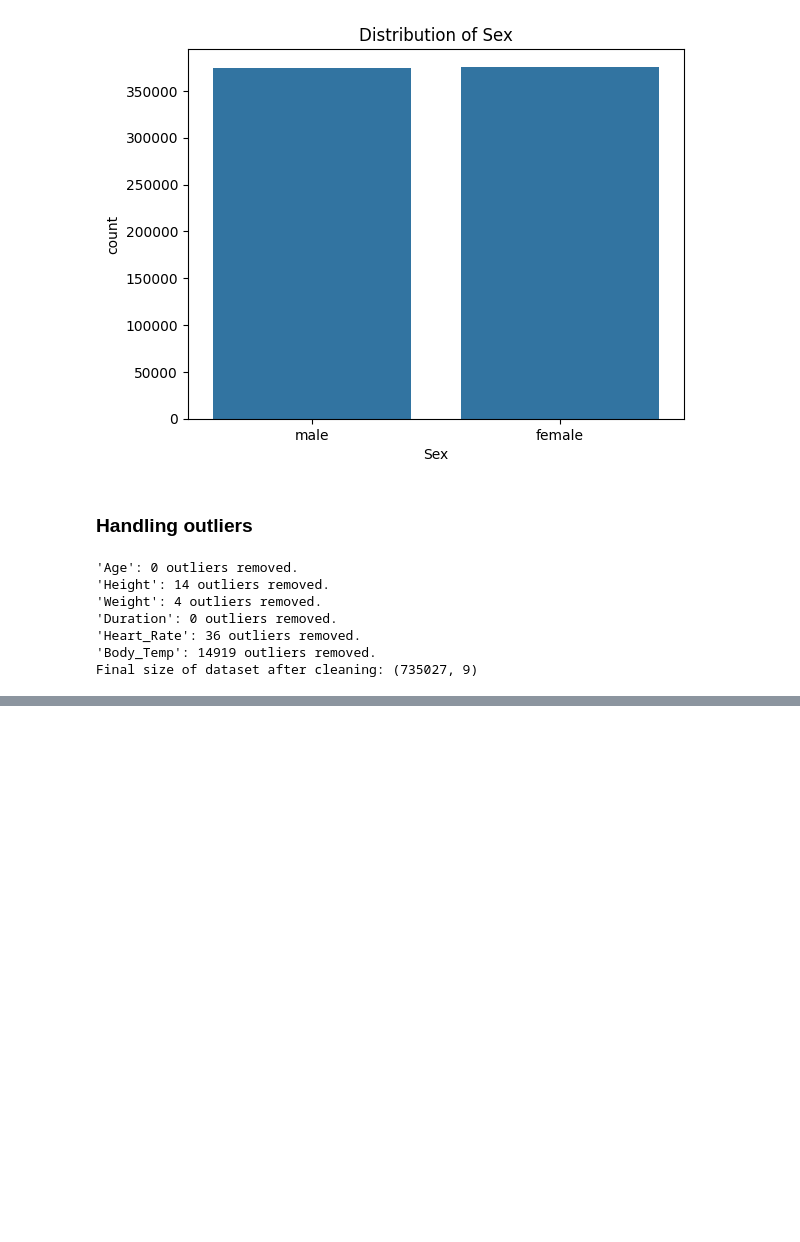
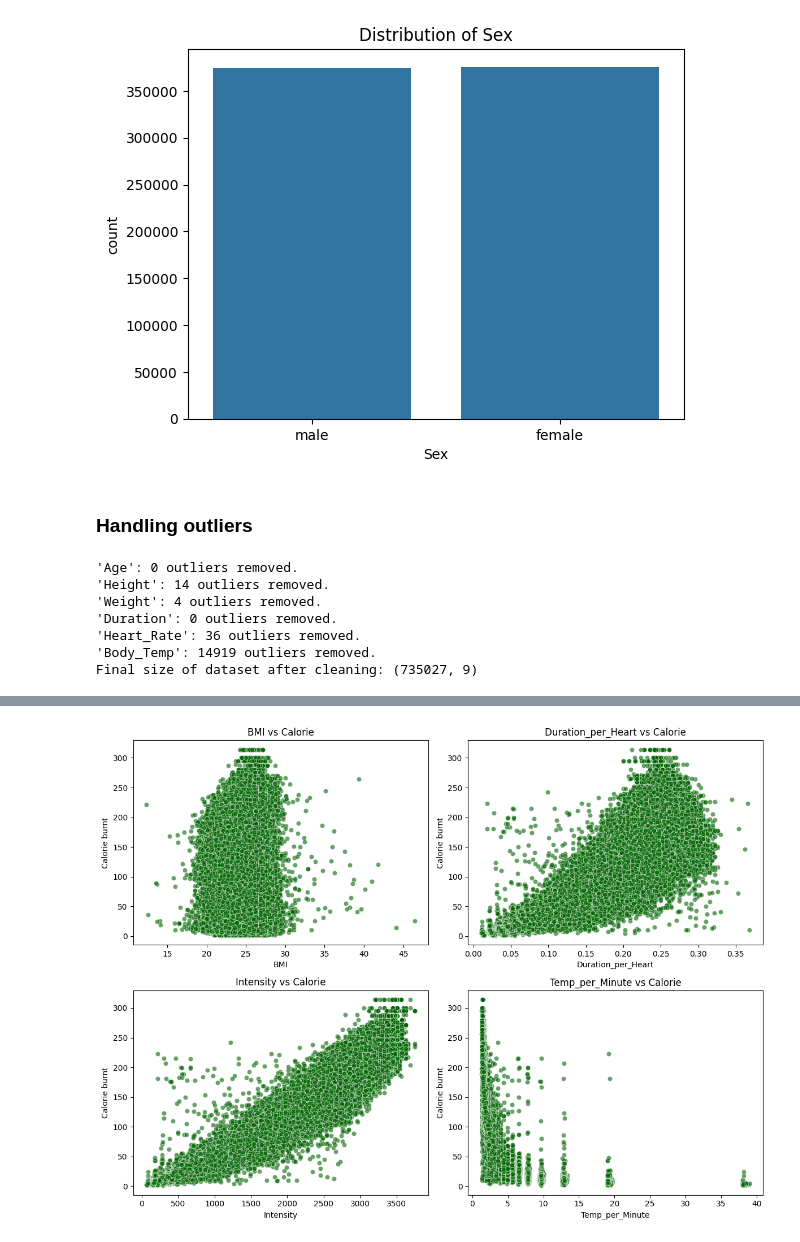
Before and after one commit to duynguyen260406-source/Python-Project, a Jupyter notebook: ml.ipynb, the cells around one changed output, grey strips where cells are left out. Saved outputs shown, nothing was run; the diff lists cells and outputs as text; code cells hidden in the pictures; blank space fills up the shorter version.

Commit message:
feature engineer: add more feature and draw relation between new features

```diff
--- a/ml.ipynb
+++ b/ml.ipynb
@@ -148,0 +153,19 @@ Final size of dataset after cleaning: (735027, 9)
+# %%
+# Body Mass Index (BMI)
+train_clean["BMI"] = train_clean["Weight"] / ((train_clean["Height"] / 100) ** 2)
+test["BMI"] = test["Weight"] / ((test["Height"] / 100) ** 2)
+
+# Duration relative to heart rate (efficiency metric)
+train_clean["Duration_per_Heart"] = train_clean["Duration"] / train_clean["Heart_Rate"]
+test["Duration_per_Heart"] = test["Duration"] / test["Heart_Rate"]
+
+# Exercise intensity (interaction between heart rate and duration)
+train_clean["Intensity"] = train_clean["Heart_Rate"] * train_clean["Duration"]
+test["Intensity"] = test["Heart_Rate"] * test["Duration"]
+
+# Body temperature per minute of exercise
+train_clean["Temp_per_Minute"] = train_clean["Body_Temp"] / train_clean["Duration"]
+test["Temp_per_Minute"] = test["Body_Temp"] / test["Duration"]
+
+# Age Groups
+train_clean['Age_Group'] = pd.cut(train_clean['Age'], bins=[0, 30, 45, 60, 100], labels=['18-30', '31-45', '46-60', '61+'])
@@ -148,0 +183,18 @@ Final size of dataset after cleaning: (735027, 9)
+# %%
+new_features = ["BMI", "Duration_per_Heart", "Intensity", "Temp_per_Minute"]
+fig, axes = plt.subplots(2, 2, figsize=(12,9))
+axes = axes.flatten()
+for i, col in enumerate(new_features):
+    sns.scatterplot(
+        data=train_clean,
+        x=col, y="Calories",
+        alpha=0.6, ax=axes[i], color="darkgreen",
+    )
+    axes[i].set_title(f"{col} vs Calorie")
+    axes[i].set_xlabel(col)
+    axes[i].set_ylabel("Calorie burnt")
+
+plt.tight_layout()
+plt.show()
+# %% [output]
+[figure, added]
```
Also changed, not shown: parts of 5 cells of this notebook.
